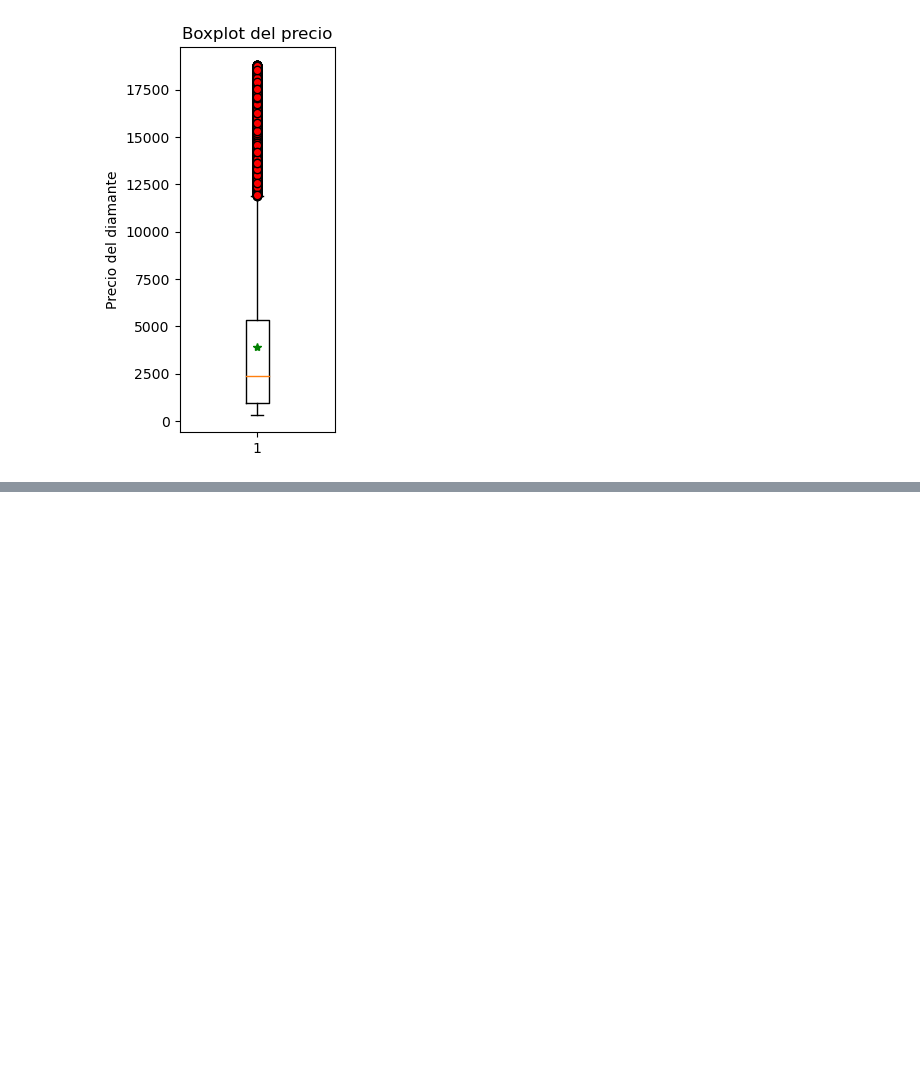
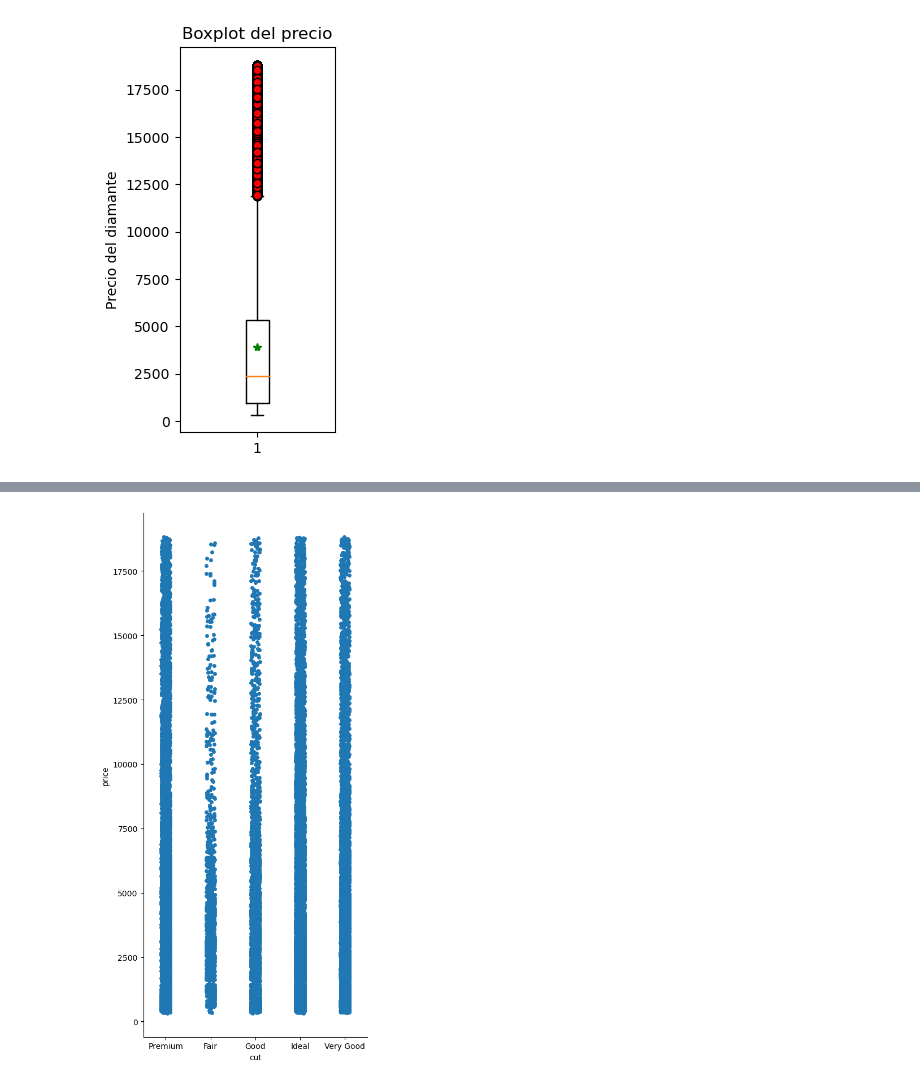
Before and after one commit to TeresaCardenosa/EDA_challenge_diamons, a Jupyter notebook: EDA_challenge.ipynb, the cells around one changed output, grey strips where cells are left out. Saved outputs shown, nothing was run; the diff lists cells and outputs as text; code cells hidden in the pictures; blank space fills up the shorter version.

```diff
--- a/EDA_challenge.ipynb
+++ b/EDA_challenge.ipynb
@@ -481,0 +518,6 @@ ax.bar(x = df['index_id'], height = df['price'])
+# %%
+sns.catplot(x='cut', y='price', data=df, height=10, aspect=0.5)
+
+plt.show()
+# %% [output]
+[figure, added]
```
Also changed, not shown: parts of 22 cells of this notebook, 1 other file.
